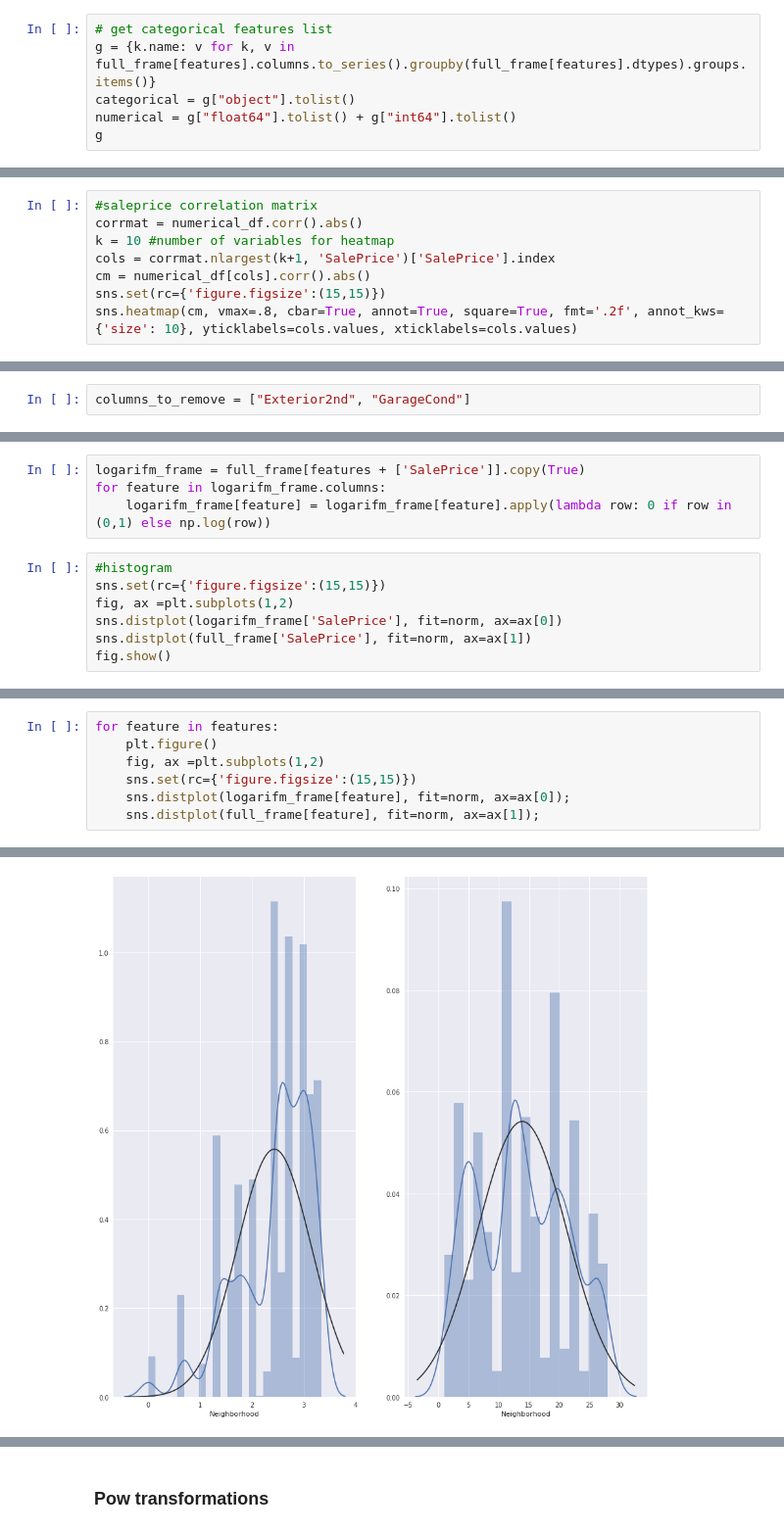
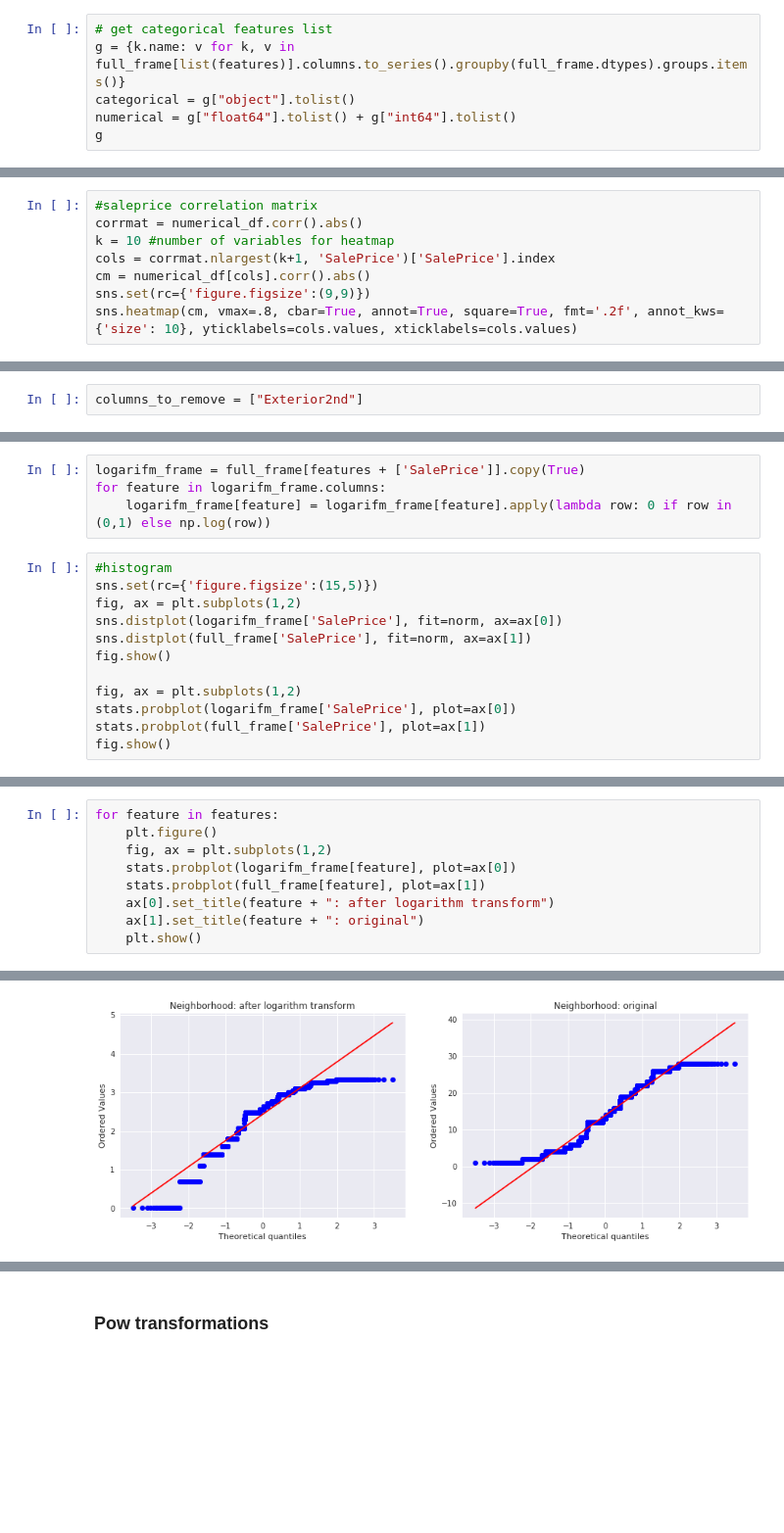
Before and after one commit to spiashko-house-prices/house-prices-notebook, a Jupyter notebook: notebook/data_analise.ipynb, the cells around one changed output, grey strips where cells are left out. Shown at 98% size. Cells and saved outputs as stored; diff of their text form; blank space fills up the shorter version.

```diff
--- a/notebook/data_analise.ipynb
+++ b/notebook/data_analise.ipynb
@@ -78,7 +101,7 @@ len(features)
 ### Lists of numerical and categorical features
 # %%
 # get categorical features list
-g = {k.name: v for k, v in full_frame[features].columns.to_series().groupby(full_frame[features].dtypes).groups.items()}
+g = {k.name: v for k, v in full_frame[list(features)].columns.to_series().groupby(full_frame.dtypes).groups.items()}
 categorical = g["object"].tolist()
 numerical = g["float64"].tolist() + g["int64"].tolist()
 g
@@ -178,7 +201,7 @@ corrmat = numerical_df.corr().abs()
 k = 10 #number of variables for heatmap
 cols = corrmat.nlargest(k+1, 'SalePrice')['SalePrice'].index
 cm = numerical_df[cols].corr().abs()
-sns.set(rc={'figure.figsize':(15,15)})
+sns.set(rc={'figure.figsize':(9,9)})
 sns.heatmap(cm, vmax=.8, cbar=True, annot=True, square=True, fmt='.2f', annot_kws={'size': 10}, yticklabels=cols.values, xticklabels=cols.values)
 # %% [output]
 <matplotlib.axes._subplots.AxesSubplot at 0x...>
@@ -298,5 +324,5 @@ highly_corr_cm
 # %%
-columns_to_remove = ["Exterior2nd", "GarageCond"]
+columns_to_remove = ["Exterior2nd"]
 # %%
 categorical_df.drop(columns=columns_to_remove, inplace=True)
 # %%
@@ -358,9 +384,14 @@ for feature in logarifm_frame.columns:
     logarifm_frame[feature] = logarifm_frame[feature].apply(lambda row: 0 if row in (0,1) else np.log(row))
 # %%
 #histogram
-sns.set(rc={'figure.figsize':(15,15)})
-fig, ax =plt.subplots(1,2)
+sns.set(rc={'figure.figsize':(15,5)})
+fig, ax = plt.subplots(1,2)
 sns.distplot(logarifm_frame['SalePrice'], fit=norm, ax=ax[0])
 sns.distplot(full_frame['SalePrice'], fit=norm, ax=ax[1])
 fig.show()
+
+fig, ax = plt.subplots(1,2)
+stats.probplot(logarifm_frame['SalePrice'], plot=ax[0])
+stats.probplot(full_frame['SalePrice'], plot=ax[1])
+fig.show()
 # %% [output]
@@ -368,11 +400,13 @@ fig.show()
 # %%
 for feature in features:
     plt.figure()
-    fig, ax =plt.subplots(1,2)
-    sns.set(rc={'figure.figsize':(15,15)})
-    sns.distplot(logarifm_frame[feature], fit=norm, ax=ax[0]);
-    sns.distplot(full_frame[feature], fit=norm, ax=ax[1]);
+    fig, ax = plt.subplots(1,2)
+    stats.probplot(logarifm_frame[feature], plot=ax[0])
+    stats.probplot(full_frame[feature], plot=ax[1])
+    ax[0].set_title(feature + ": after logarithm transform")
+    ax[1].set_title(feature + ": original")
+    plt.show()
 # %% [output]
 <matplotlib.figure.Figure at 0x...>
-[figure, old version]
+[figure, new version]
 <matplotlib.figure.Figure at 0x...>
```
Also changed, not shown: parts of 18 cells of this notebook, 2 other files.
